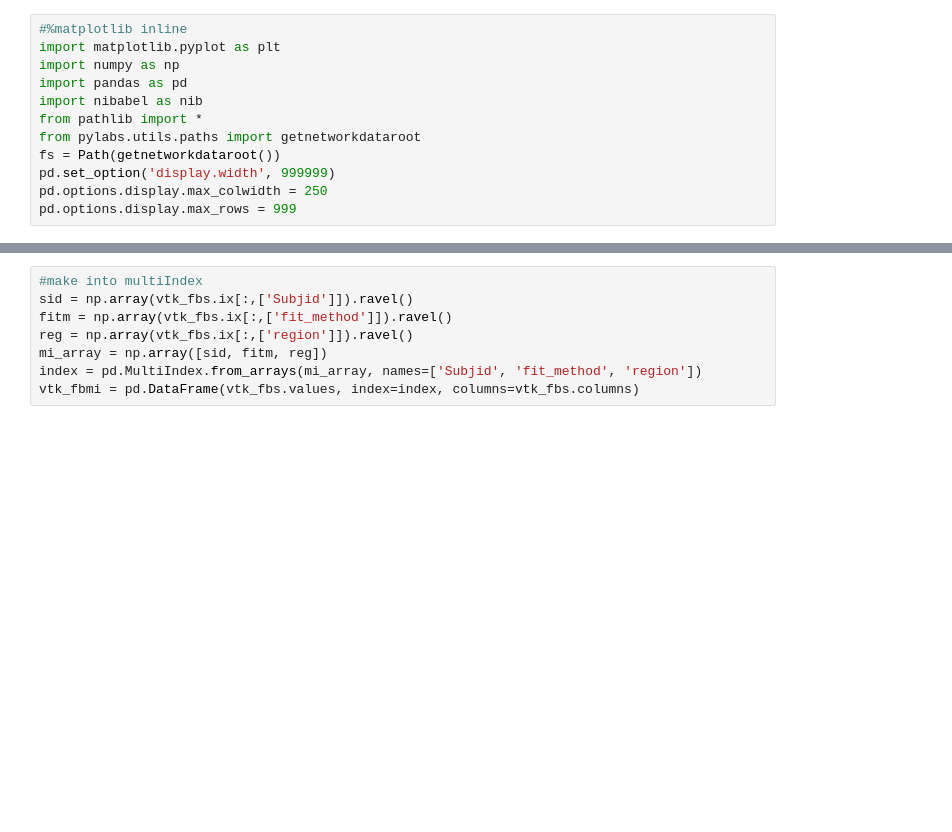
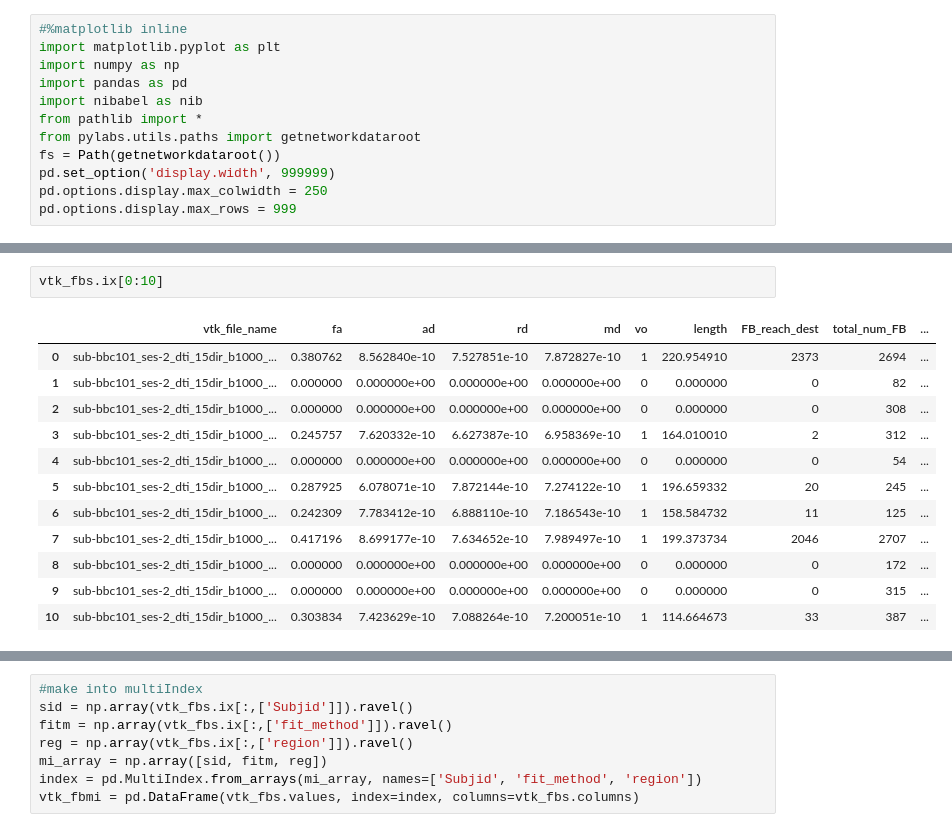
Before and after one commit to mrjeffstevenson3/mmimproc, a Jupyter notebook: ipn/bbc_dti_death_match_vtk_stats.ipynb, the cells around one changed output, grey strips where cells are left out. Saved outputs shown, nothing was run; the diff lists cells and outputs as text; blank space fills up the shorter version.

```diff
--- a/ipn/bbc_dti_death_match_vtk_stats.ipynb
+++ b/ipn/bbc_dti_death_match_vtk_stats.ipynb
@@ -42,6 +46,21 @@ vtk_fbs.loc[vtk_fbs['vtk_file_name'].str.contains('mori_CC'), 'region'] = 'Corpu
 #calculate %FB arrive at target as float and formatted text for display
 vtk_fbs['arrived'] = 1 - vtk_fbs['total_num_FB'].sub(vtk_fbs['FB_reach_dest']).div(vtk_fbs['total_num_FB'])
 vtk_fbs['perc_arr'] = pd.Series(["{0:.2f}%".format(val*100) for val in vtk_fbs['arrived']], index = vtk_fbs.index)
+# %%
+vtk_fbs.ix[0:10]
+# %% [output]
+|  | vtk_file_name | fa | ad | rd | md | vo | length | FB_reach_dest | total_num_FB | ... |
+| 0 | sub-bbc101_ses-2_dti_15dir_b1000_... | 0.380762 | 8.562840e-10 | 7.527851e-10 | 7.872827e-10 | 1 | 220.954910 | 2373 | 2694 | ... |
+| 1 | sub-bbc101_ses-2_dti_15dir_b1000_... | 0.000000 | 0.000000e+00 | 0.000000e+00 | 0.000000e+00 | 0 | 0.000000 | 0 | 82 | ... |
+| 2 | sub-bbc101_ses-2_dti_15dir_b1000_... | 0.000000 | 0.000000e+00 | 0.000000e+00 | 0.000000e+00 | 0 | 0.000000 | 0 | 308 | ... |
+| 3 | sub-bbc101_ses-2_dti_15dir_b1000_... | 0.245757 | 7.620332e-10 | 6.627387e-10 | 6.958369e-10 | 1 | 164.010010 | 2 | 312 | ... |
+| 4 | sub-bbc101_ses-2_dti_15dir_b1000_... | 0.000000 | 0.000000e+00 | 0.000000e+00 | 0.000000e+00 | 0 | 0.000000 | 0 | 54 | ... |
+| 5 | sub-bbc101_ses-2_dti_15dir_b1000_... | 0.287925 | 6.078071e-10 | 7.872144e-10 | 7.274122e-10 | 1 | 196.659332 | 20 | 245 | ... |
+| 6 | sub-bbc101_ses-2_dti_15dir_b1000_... | 0.242309 | 7.783412e-10 | 6.888110e-10 | 7.186543e-10 | 1 | 158.584732 | 11 | 125 | ... |
+| 7 | sub-bbc101_ses-2_dti_15dir_b1000_... | 0.417196 | 8.699177e-10 | 7.634652e-10 | 7.989497e-10 | 1 | 199.373734 | 2046 | 2707 | ... |
+| 8 | sub-bbc101_ses-2_dti_15dir_b1000_... | 0.000000 | 0.000000e+00 | 0.000000e+00 | 0.000000e+00 | 0 | 0.000000 | 0 | 172 | ... |
+| 9 | sub-bbc101_ses-2_dti_15dir_b1000_... | 0.000000 | 0.000000e+00 | 0.000000e+00 | 0.000000e+00 | 0 | 0.000000 | 0 | 315 | ... |
+| 10 | sub-bbc101_ses-2_dti_15dir_b1000_... | 0.303834 | 7.423629e-10 | 7.088264e-10 | 7.200051e-10 | 1 | 114.664673 | 33 | 387 | ... |
 # %%
 #shows flat file no multiIndex
 testrange = np.arange(0, len(vtk_fbs), int(len(vtk_fbs)/19))
```
Also changed, not shown: parts of 14 cells of this notebook, 1 other file.
